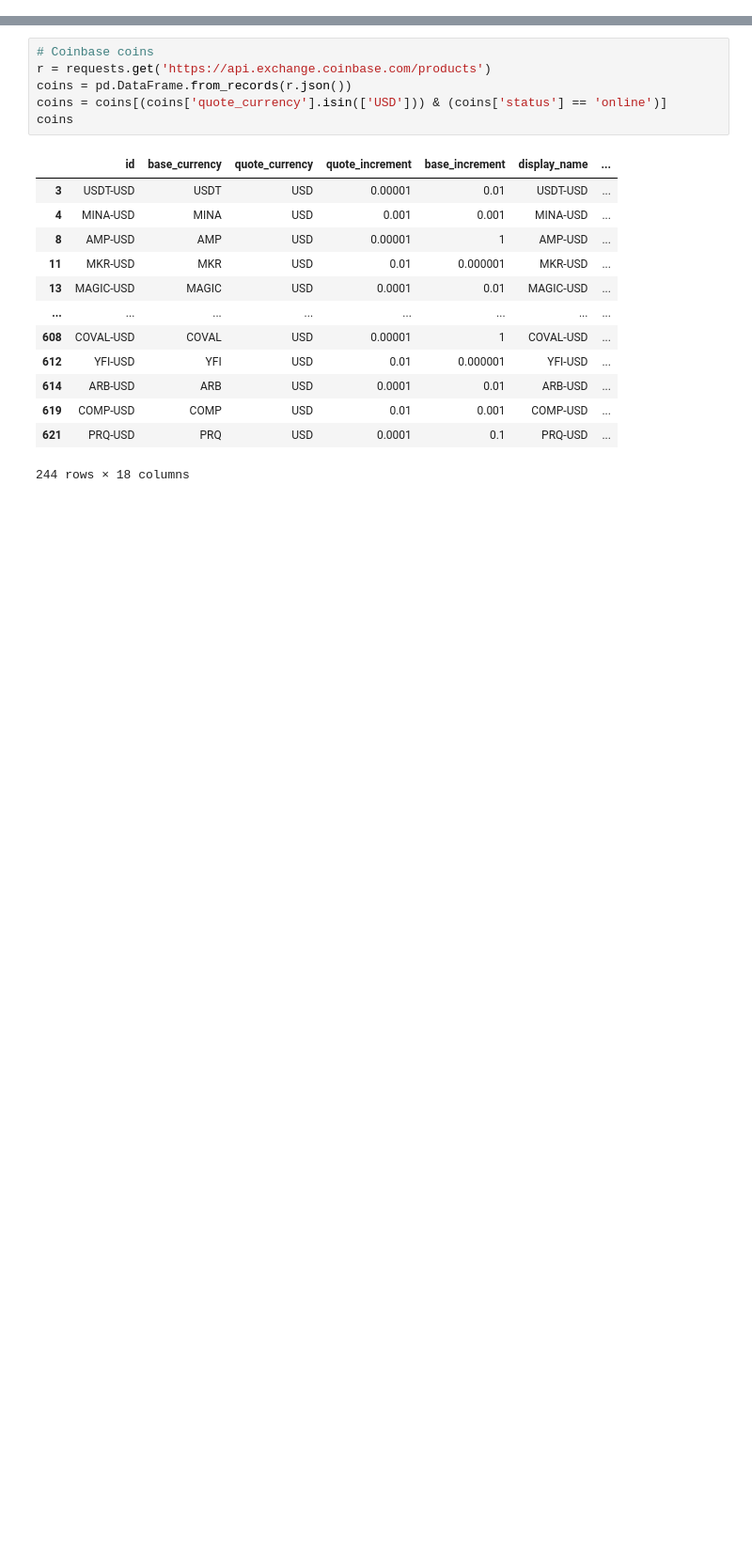
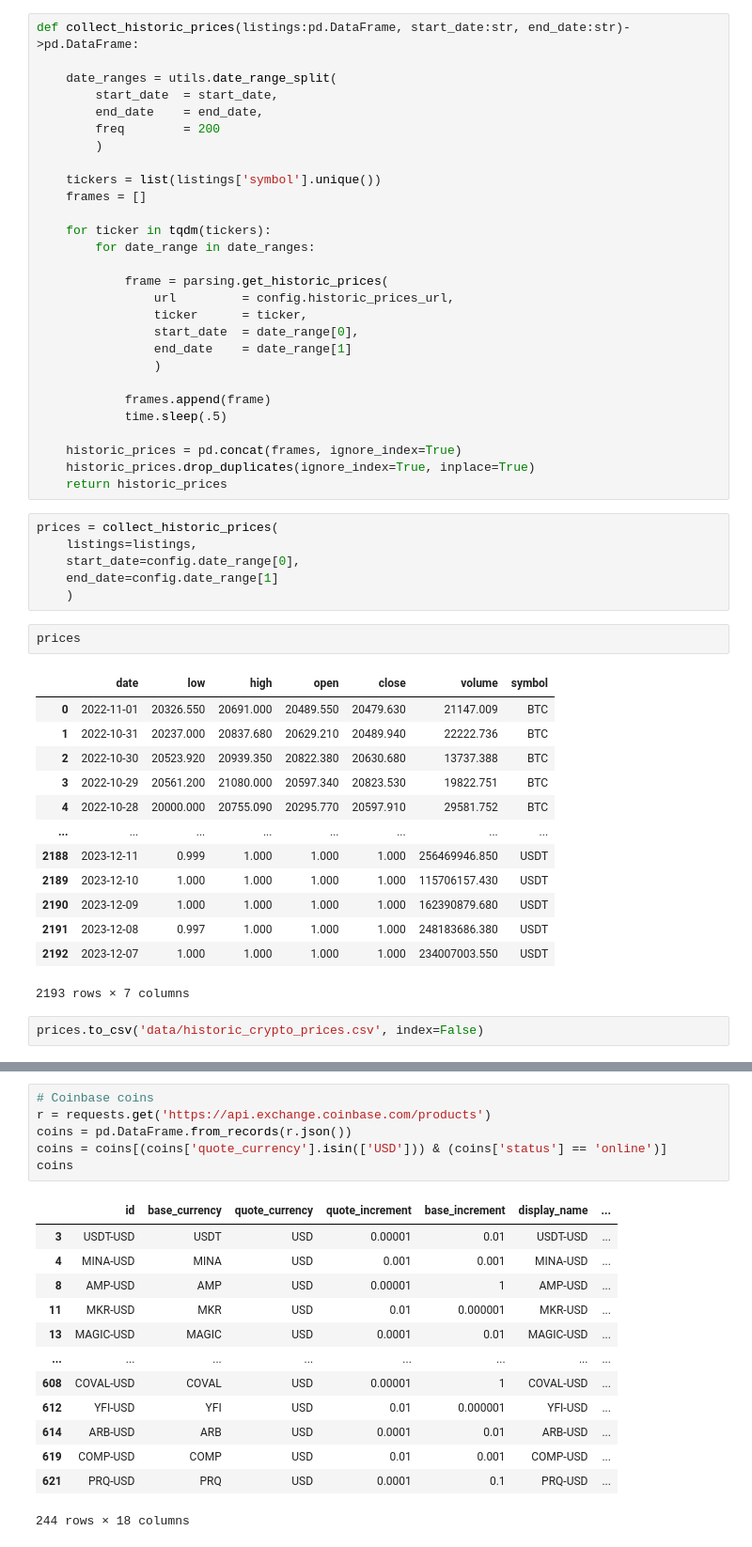
Before and after one commit to vavabramov/diversified_portfolio, a Jupyter notebook: data_collection.ipynb, the cells around one changed output, grey strips where cells are left out. Shown: that part at 94% size. Cells and saved outputs as stored; diff of their text form; blank space fills up the shorter version.

```diff
--- a/data_collection.ipynb
+++ b/data_collection.ipynb
@@ -10,0 +46,52 @@ pd.set_option('display.float_format', lambda x: '%.3f' % x)
+# %%
+def collect_historic_prices(listings:pd.DataFrame, start_date:str, end_date:str)->pd.DataFrame:
+
+    date_ranges = utils.date_range_split(
+        start_date  = start_date,
+        end_date    = end_date,
+        freq        = 200
+        )
+
+    tickers = list(listings['symbol'].unique())
+    frames = []
+
+    for ticker in tqdm(tickers):
+        for date_range in date_ranges:
+
+            frame = parsing.get_historic_prices(
+                url         = config.historic_prices_url,
+                ticker      = ticker,
+                start_date  = date_range[0],
+                end_date    = date_range[1]
+                )
+
+            frames.append(frame)
+            time.sleep(.5)
+
+    historic_prices = pd.concat(frames, ignore_index=True)
+    historic_prices.drop_duplicates(ignore_index=True, inplace=True)
+    return historic_prices
+# %%
+prices = collect_historic_prices(
+    listings=listings,
+    start_date=config.date_range[0],
+    end_date=config.date_range[1]
+    )
+# %%
+prices
+# %% [output]
+|  | date | low | high | open | close | volume | symbol |
+| 0 | 2022-11-01 | 20326.550 | 20691.000 | 20489.550 | 20479.630 | 21147.009 | BTC |
+| 1 | 2022-10-31 | 20237.000 | 20837.680 | 20629.210 | 20489.940 | 22222.736 | BTC |
+| 2 | 2022-10-30 | 20523.920 | 20939.350 | 20822.380 | 20630.680 | 13737.388 | BTC |
+| 3 | 2022-10-29 | 20561.200 | 21080.000 | 20597.340 | 20823.530 | 19822.751 | BTC |
+| 4 | 2022-10-28 | 20000.000 | 20755.090 | 20295.770 | 20597.910 | 29581.752 | BTC |
+| ... | ... | ... | ... | ... | ... | ... | ... |
+| 2188 | 2023-12-11 | 0.999 | 1.000 | 1.000 | 1.000 | 256469946.850 | USDT |
+| 2189 | 2023-12-10 | 1.000 | 1.000 | 1.000 | 1.000 | 115706157.430 | USDT |
+| 2190 | 2023-12-09 | 1.000 | 1.000 | 1.000 | 1.000 | 162390879.680 | USDT |
+| 2191 | 2023-12-08 | 0.997 | 1.000 | 1.000 | 1.000 | 248183686.380 | USDT |
+| 2192 | 2023-12-07 | 1.000 | 1.000 | 1.000 | 1.000 | 234007003.550 | USDT |
+2193 rows × 7 columns
+# %%
+prices.to_csv('data/historic_crypto_prices.csv', index=False)
```
Also changed, not shown: parts of 16 cells of this notebook, 5 other files.
